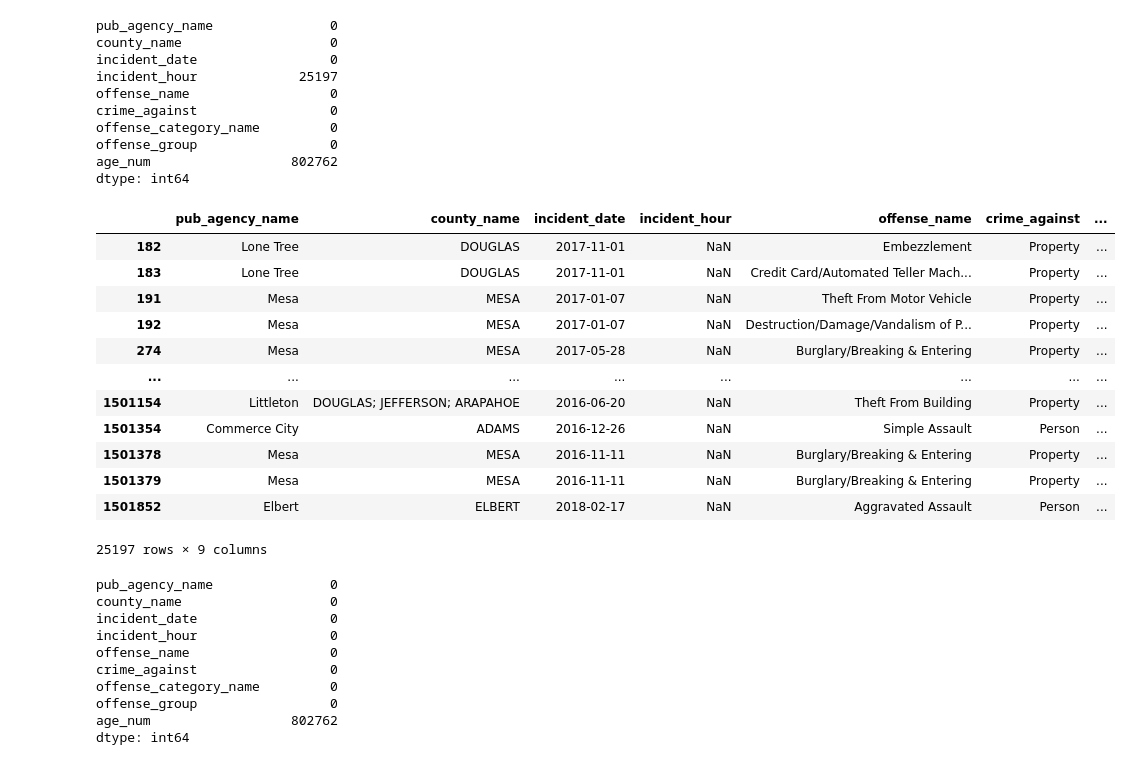
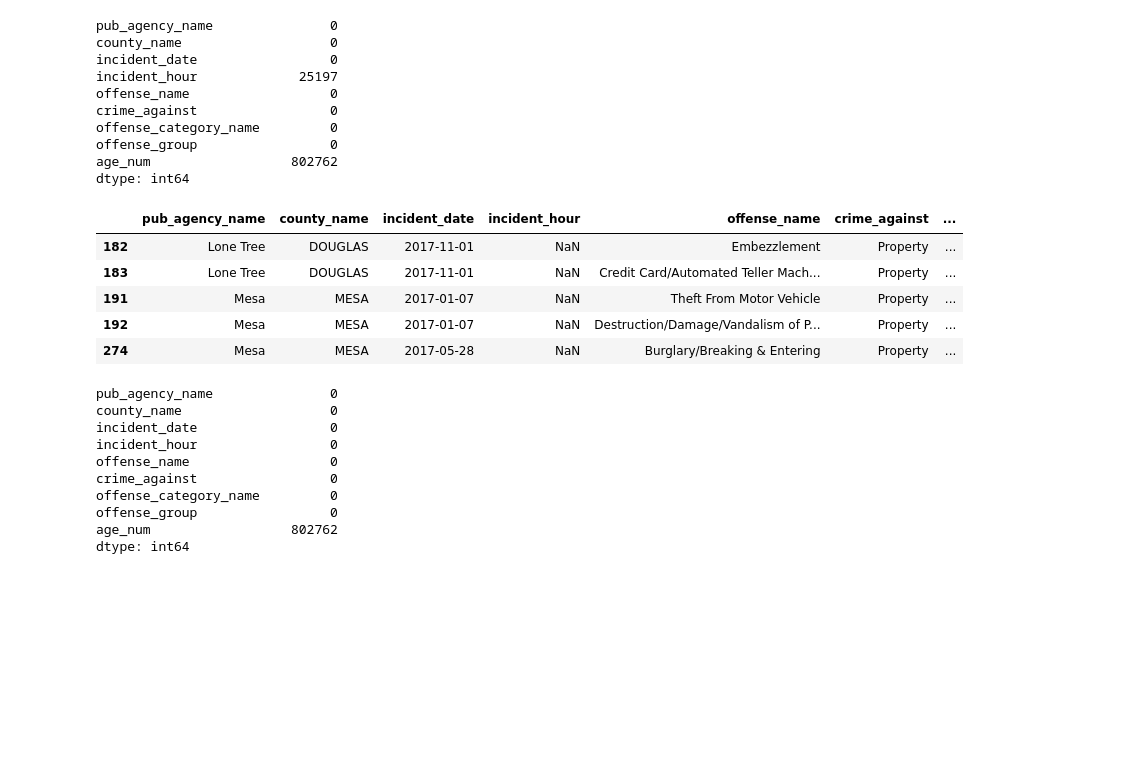
Before and after one commit to Skatyal2000/Colorado_Crime, a Jupyter notebook: Law Enforcement Resource Allocation.ipynb, the cells around one changed output. Cells and saved outputs as stored; diff of their text form; code cells hidden in the pictures; blank space fills up the shorter version.

```diff
--- a/Law Enforcement Resource Allocation.ipynb
+++ b/Law Enforcement Resource Allocation.ipynb
@@ -215,21 +168,14 @@ offense_group                 0
 age_num                  802762
 dtype: int64
 # %%
-df_filtered[df_filtered['incident_hour'].isnull()]
+df_filtered[df_filtered['incident_hour'].isnull()].head()
 # %% [output]
 |  | pub_agency_name | county_name | incident_date | incident_hour | offense_name | crime_against | ... |
 | 182 | Lone Tree | DOUGLAS | 2017-11-01 | NaN | Embezzlement | Property | ... |
 | 183 | Lone Tree | DOUGLAS | 2017-11-01 | NaN | Credit Card/Automated Teller Mach... | Property | ... |
 | 191 | Mesa | MESA | 2017-01-07 | NaN | Theft From Motor Vehicle | Property | ... |
 | 192 | Mesa | MESA | 2017-01-07 | NaN | Destruction/Damage/Vandalism of P... | Property | ... |
 | 274 | Mesa | MESA | 2017-05-28 | NaN | Burglary/Breaking & Entering | Property | ... |
-| ... | ... | ... | ... | ... | ... | ... | ... |
-| 1501154 | Littleton | DOUGLAS; JEFFERSON; ARAPAHOE | 2016-06-20 | NaN | Theft From Building | Property | ... |
-| 1501354 | Commerce City | ADAMS | 2016-12-26 | NaN | Simple Assault | Person | ... |
-| 1501378 | Mesa | MESA | 2016-11-11 | NaN | Burglary/Breaking & Entering | Property | ... |
-| 1501379 | Mesa | MESA | 2016-11-11 | NaN | Burglary/Breaking & Entering | Property | ... |
-| 1501852 | Elbert | ELBERT | 2018-02-17 | NaN | Aggravated Assault | Person | ... |
-25197 rows × 9 columns
 # %%
 df_filtered['incident_hour'].fillna(df_filtered['incident_hour'].mode()[0], inplace=True)
 # %%
```
Also changed, not shown: parts of 6 cells of this notebook.
